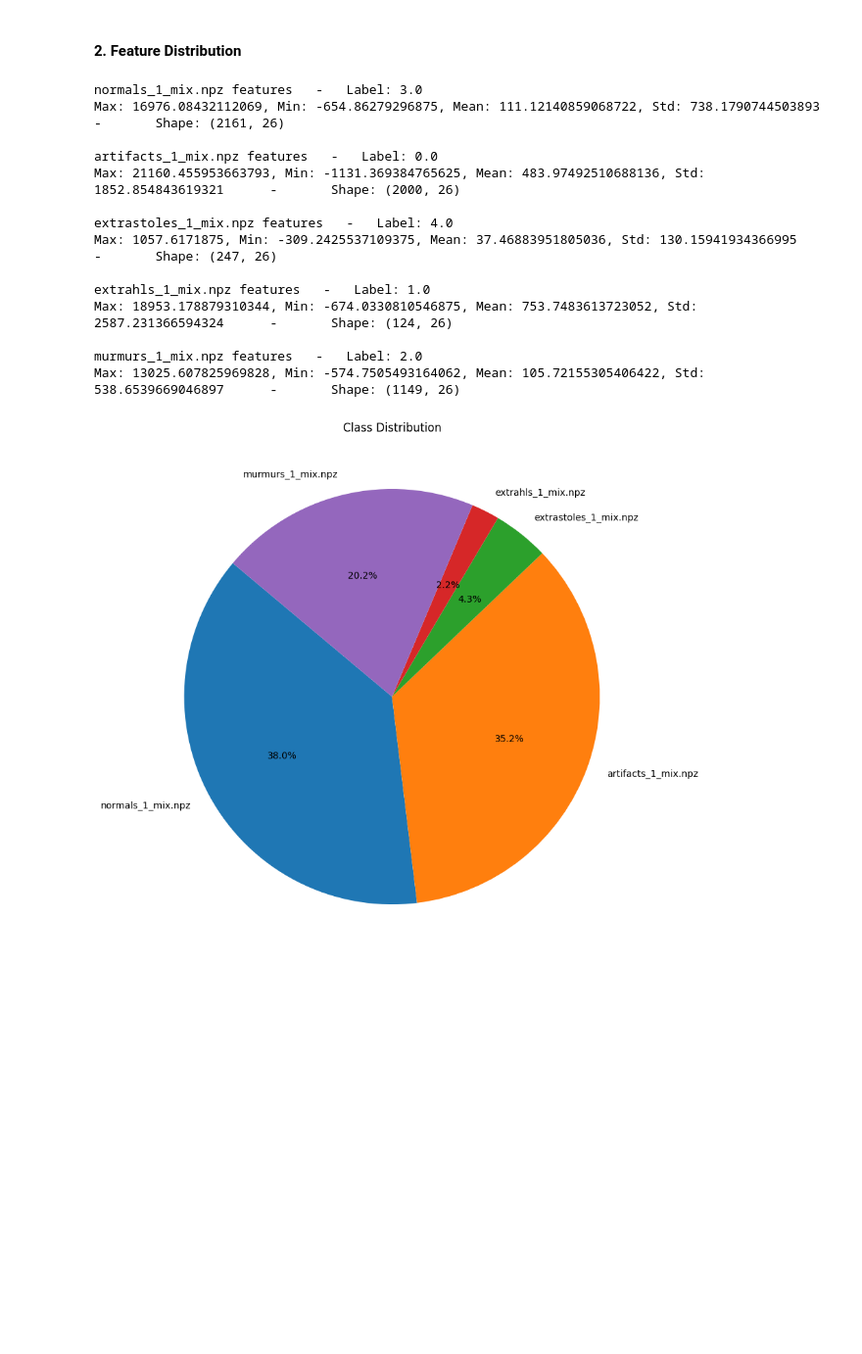
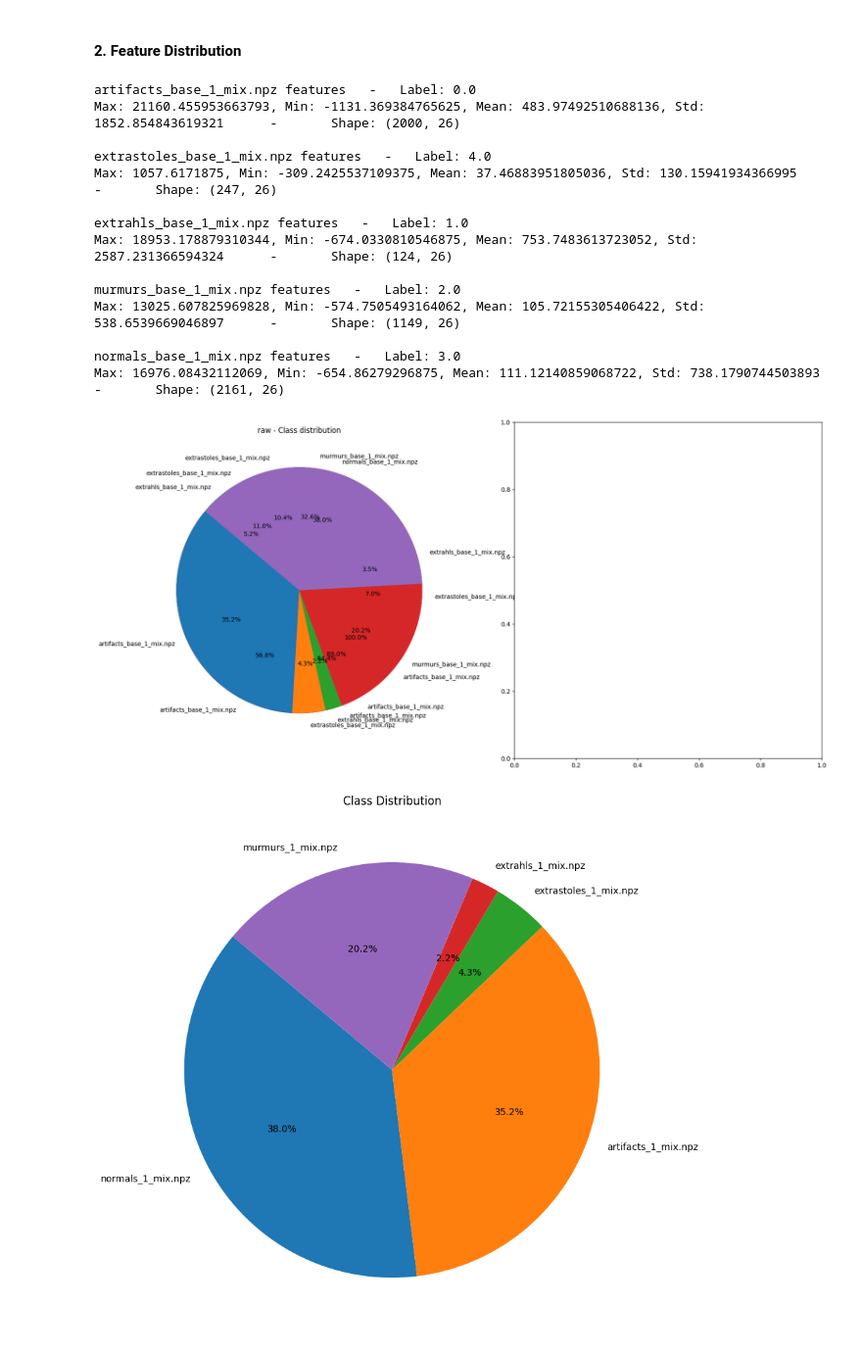
Before and after one commit to DavideLigari01/advanced-biomedical-project, a Jupyter notebook: notebooks/posteriori_balancing.ipynb, the cells around one changed output. Shown at 98% size. Cells and saved outputs as stored; diff of their text form; code cells hidden in the pictures; blank space fills up the shorter version.

```diff
--- a/notebooks/posteriori_balancing.ipynb
+++ b/notebooks/posteriori_balancing.ipynb
@@ -19,38 +19,47 @@ import matplotlib.pyplot as plt
 # paths to the features and the labels
 FEATURES_RAW_DIR = '../features/raw/'
 FEATURES_PROC_DIR = '../features/processed/'
+DIRS = [FEATURES_RAW_DIR, FEATURES_PROC_DIR]
 # %% [markdown]
 #### 2. Feature Distribution <a id='Feature-Distribution'></a>
 # %%
 # basics statistics
-names = os.listdir(FEATURES_RAW_DIR)
-shapes = []
-name_labels = {}
+fig, axs = plt.subplots(1, 2, figsize=(20, 10))
 
-for name in names:
-	features = np.load(FEATURES_RAW_DIR + name)['X']
-	label = np.load(FEATURES_RAW_DIR + name)['y'][0]
-	name_labels[name] = label
-	max = features.max()
-	min = features.min()
-	mean = features.mean()
-	std = features.std()
-	print(f'{name} features   -   Label: {label}')
-	print(f'Max: {max}, Min: {min}, Mean: {mean}, Std: {std}      -       Shape: {features.shape}\n')
-	shapes.append(features.shape[0])
+for i, DIR in enumerate(DIRS):
+	names = os.listdir(DIR)
+	shapes = []
+	name_labels = {}
+
+	for name in names:
+		features = np.load(DIR + name)['X']
+		label = np.load(DIR + name)['y'][0]
+		name_labels[name] = label
+		max = features.max()
+		min = features.min()
+		mean = features.mean()
+		std = features.std()
+		print(f'{name} features   -   Label: {label}')
+		print(f'Max: {max}, Min: {min}, Mean: {mean}, Std: {std}      -       Shape: {features.shape}\n')
+		shapes.append(features.shape[0])
+
+		title = DIR.split('/')[-2]
+		axs[i].pie(shapes, labels = name_labels.keys(), autopct='%1.1f%%', startangle=140)
+		axs[i].set_title(f'{title} - Class distribution')
 # %% [output]
-normals_1_mix.npz features   -   Label: 3.0
-Max: 16976.08432112069, Min: -654.86279296875, Mean: 111.12140859068722, Std: 738.1790744503893      -       Shape: (2161, 26)
-
-artifacts_1_mix.npz features   -   Label: 0.0
+artifacts_base_1_mix.npz features   -   Label: 0.0
 Max: 21160.455953663793, Min: -1131.369384765625, Mean: 483.97492510688136, Std: 1852.854843619321      -       Shape: (2000, 26)
 
-extrastoles_1_mix.npz features   -   Label: 4.0
+extrastoles_base_1_mix.npz features   -   Label: 4.0
 Max: 1057.6171875, Min: -309.2425537109375, Mean: 37.46883951805036, Std: 130.15941934366995      -       Shape: (247, 26)
 
-extrahls_1_mix.npz features   -   Label: 1.0
+extrahls_base_1_mix.npz features   -   Label: 1.0
 Max: 18953.178879310344, Min: -674.0330810546875, Mean: 753.7483613723052, Std: 2587.231366594324      -       Shape: (124, 26)
 
-murmurs_1_mix.npz features   -   Label: 2.0
+murmurs_base_1_mix.npz features   -   Label: 2.0
 Max: 13025.607825969828, Min: -574.7505493164062, Mean: 105.72155305406422, Std: 538.6539669046897      -       Shape: (1149, 26)
+
+normals_base_1_mix.npz features   -   Label: 3.0
+Max: 16976.08432112069, Min: -654.86279296875, Mean: 111.12140859068722, Std: 738.1790744503893      -       Shape: (2161, 26)
+[figure, added]
 # %%
```
Also changed, not shown: parts of 3 cells of this notebook.
